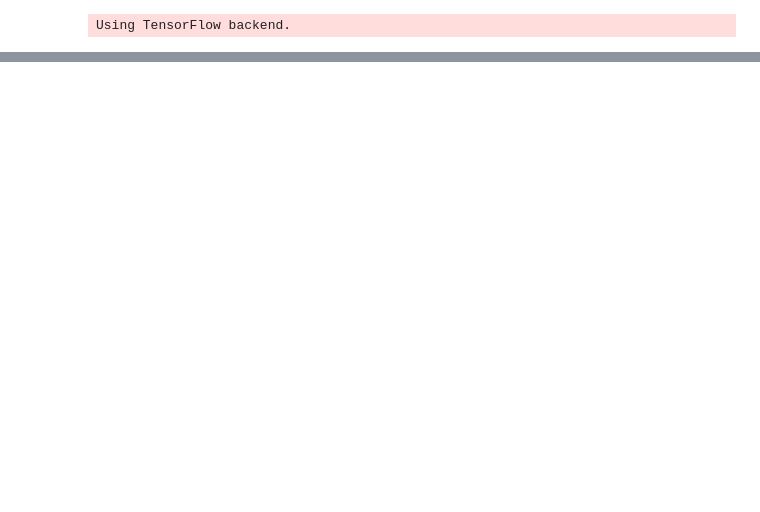
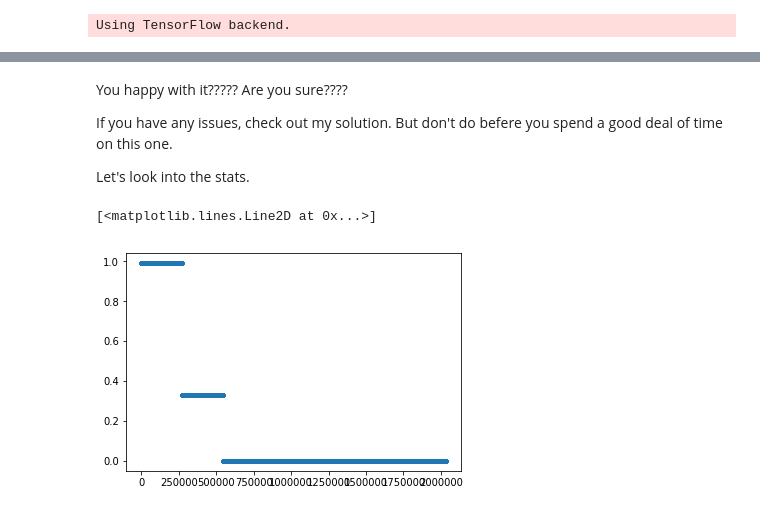
Before and after one commit to mimoralea/applied-reinforcement-learning, a Jupyter notebook: notebooks/06-function-approximation.ipynb, the cells around one changed output, grey strips where cells are left out. Saved outputs shown, nothing was run; the diff lists cells and outputs as text; code cells hidden in the pictures; blank space fills up the shorter version.

```diff
--- a/notebooks/06-function-approximation.ipynb
+++ b/notebooks/06-function-approximation.ipynb
@@ -237,0 +287,9 @@ OpenAI Gym! You can find it at:
+# %%
+def action_selection(state, model, episode, n_episodes):
+    epsilon = 0.99 if episode < n_episodes//4 else 0.33 if episode < n_episodes//2 else 0.
+    values = model.predict(state.reshape(1, 4))[0]
+    if np.random.random() < epsilon:
+        action = np.random.randint(len(values))
+    else:
+        action = np.argmax(values)
+    return action, epsilon
@@ -237,0 +378,6 @@ OpenAI Gym! You can find it at:
+# %%
+mdir = tempfile.mkdtemp()
+env = gym.make('CartPole-v0')
+env = wrappers.Monitor(env, mdir, force=True)
+
+model, stats = neuro_q_learning(env)
@@ -237,0 +446,6 @@ OpenAI Gym! You can find it at:
+# %% [markdown]
+You happy with it????? Are you sure????
+
+If you have any issues, check out my solution. But don't do befere you spend a good deal of time on this one.
+
+Let's look into the stats.
@@ -237,0 +454,5 @@ OpenAI Gym! You can find it at:
+# %%
+plt.plot(np.arange(len(epsilons)), epsilons, '.')
+# %% [output]
+[<matplotlib.lines.Line2D at 0x...>]
+[figure, added]
```
Also changed, not shown: parts of 35 cells of this notebook, 3 other files.
